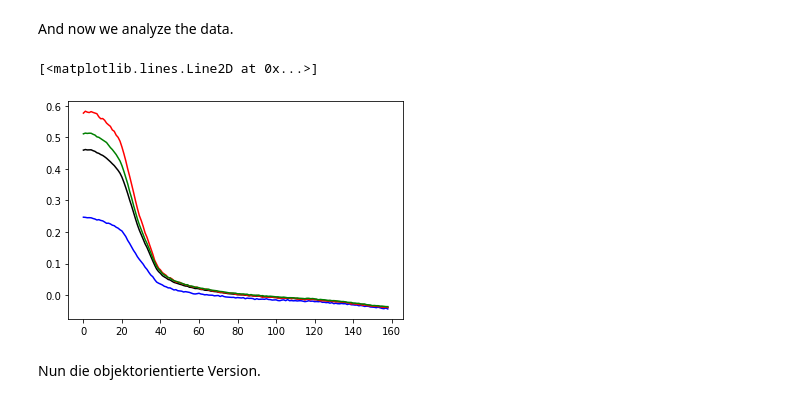
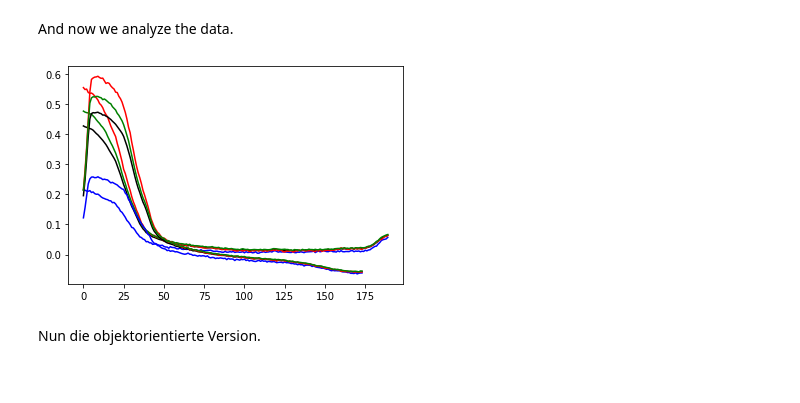
Before and after one commit to biotungsten/diffusion-analysis, a Jupyter notebook: src/AnalysisDiffusionTortenguss.ipynb, the cells around one changed output. Drawn from its saved outputs; the diff is of its cells as text; code cells hidden in the pictures.

```diff
--- a/src/AnalysisDiffusionTortenguss.ipynb
+++ b/src/AnalysisDiffusionTortenguss.ipynb
@@ -35,14 +39,14 @@ def boundaries(key):
 # %% [markdown]
 The read function reads in an image and returns the black value and an array containing the pixel values of the image.
 # %%
-def read(key):
+def read(key, path=images+"181015.dng"):
     x, y, xlen, ylen = boundaries(key)
     y = y + y%2
     x = x + x%2
     xlen = xlen + xlen%2
     ylen = ylen + ylen%2
     img_data = None
-    with rawpy.imread(images+"1.dng") as raw:
+    with rawpy.imread(path) as raw: # if you want to run non object version, replace 1.dng by {timestamp}.dng
         img_data = raw.raw_image.copy()
         black = np.array(raw.black_level_per_channel).mean()
     ret = img_data[y:y+ylen,x:x+xlen]
@@ -118,12 +124,15 @@ raster = rasterizeImageWrapperGenerator #definition for ease of use
 # %% [markdown]
 And now we analyze the data.
 # %%
-plt.plot(rasterXCoords("1-tint", 2),intensities("1-tint", "1-ctrl", reader_func=raster(2)), color="k")
-plt.plot(rasterXCoords("1-tint", 2),intensities("1-tint", "1-ctrl", col="B", reader_func=raster(2)), color="b")
-plt.plot(rasterXCoords("1-tint", 2),intensities("1-tint", "1-ctrl", col="R", reader_func=raster(2)), color="r")
-plt.plot(rasterXCoords("1-tint", 2),intensities("1-tint", "1-ctrl", col="G", reader_func=raster(2)), color="g")
+def plotFor(key):
+    plt.plot(rasterXCoords("{}".format(key), 2),intensities("{}".format(key), "{}-ctrl".format(key), reader_func=raster(2)), color="k")
+    plt.plot(rasterXCoords("{}".format(key), 2),intensities("{}".format(key), "{}-ctrl".format(key), col="B", reader_func=raster(2)), color="b")
+    plt.plot(rasterXCoords("{}".format(key), 2),intensities("{}".format(key), "{}-ctrl".format(key), col="R", reader_func=raster(2)), color="r")
+    plt.plot(rasterXCoords("{}".format(key), 2),intensities("{}".format(key), "{}-ctrl".format(key), col="G", reader_func=raster(2)), color="g")
-# %% [output]
-[<matplotlib.lines.Line2D at 0x...>]
-[figure, removed]
+# %%
+plotFor("192135")
+plotFor("181015")
+# %% [output]
+[figure, added]
 # %% [markdown]
 Nun die objektorientierte Version.
```
Also changed, not shown: parts of 4 cells of this notebook.
